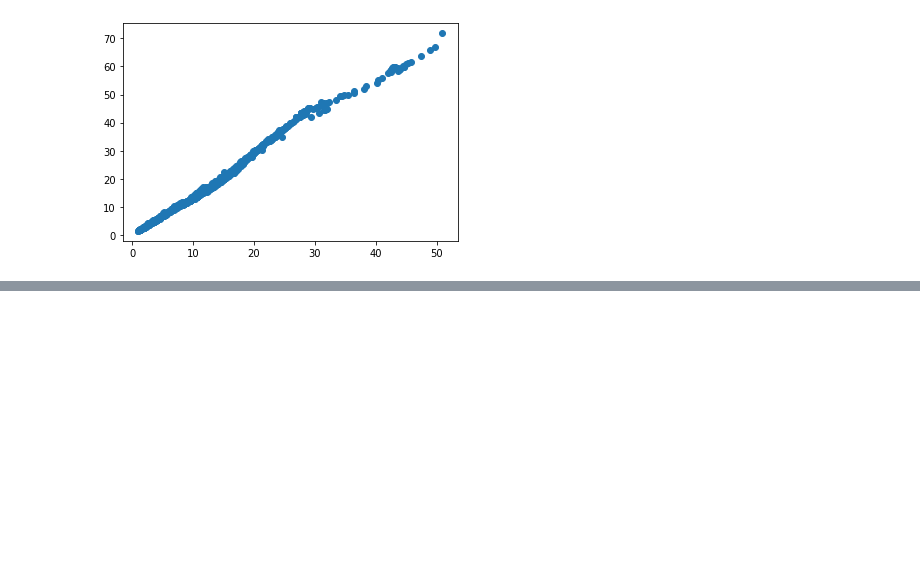
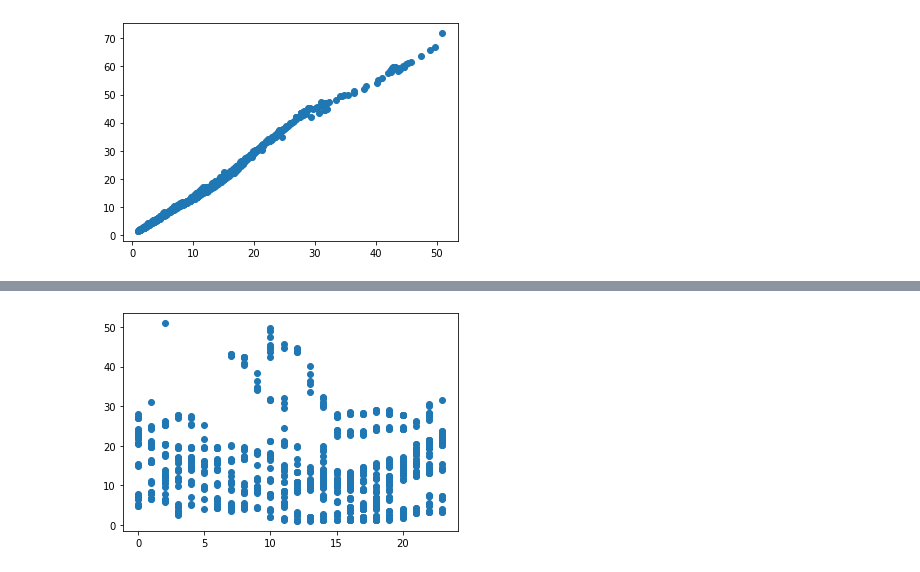
Before and after one commit to art1k20/MatMod, a Jupyter notebook: lab1/lab1.ipynb, the cells around one changed output, grey strips where cells are left out. Saved outputs shown, nothing was run; the diff lists cells and outputs as text; code cells hidden in the pictures; blank space fills up the shorter version.

```diff
--- a/lab1/lab1.ipynb
+++ b/lab1/lab1.ipynb
@@ -177,0 +188,9 @@ df
+# %%
+ypoints = df_pm25['value'].iloc[:1000]
+xpoints = df_pm25['hour'].iloc[:1000]
+
+plt.plot(xpoints, ypoints, 'o')
+
+plt.show()
+# %% [output]
+[figure, added]
```
Also changed, not shown: parts of 1 cell of this notebook.
